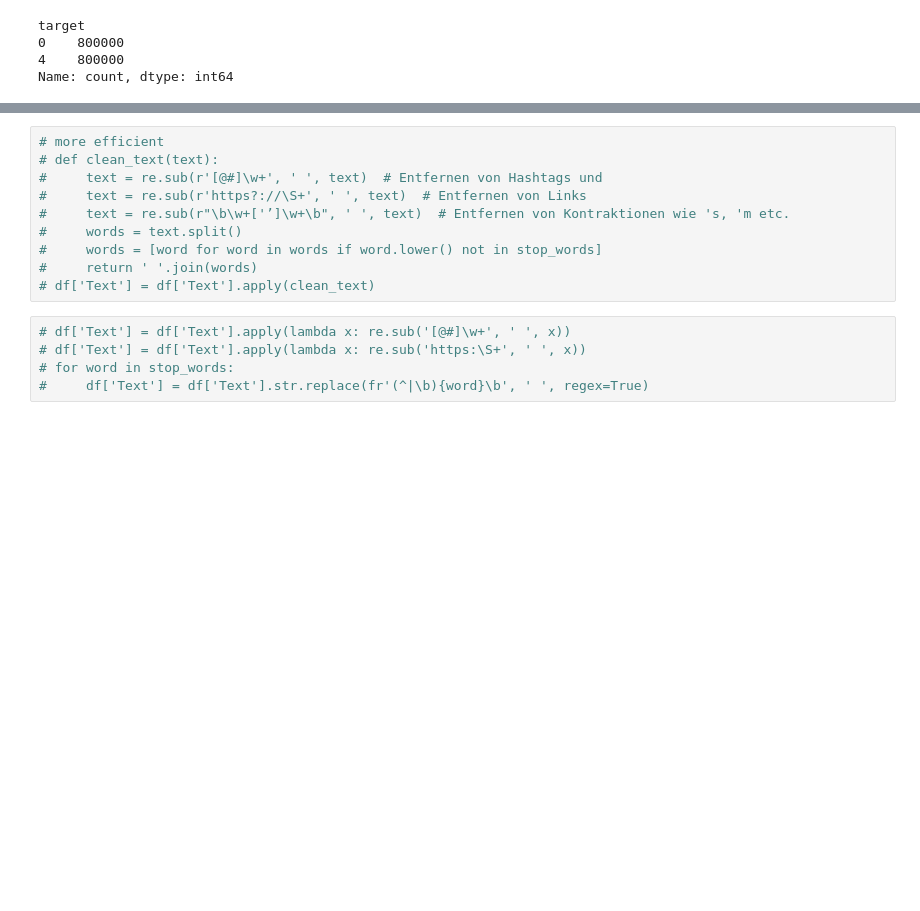
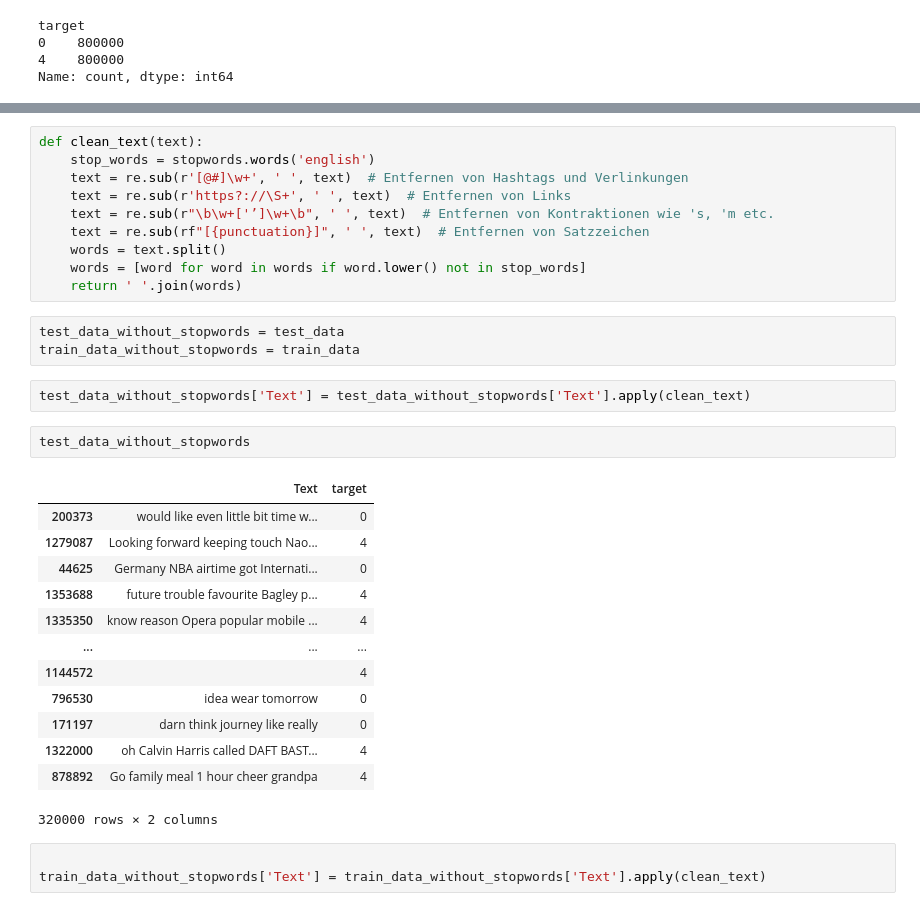
Before and after one commit to Lukas-wsc/Data-Exploration, a Jupyter notebook: Data-Preperation/Preprocessing_training.ipynb, the cells around one changed output, grey strips where cells are left out. Cells and saved outputs as stored; diff of their text form; blank space fills up the shorter version.

```diff
--- a/Data-Preperation/Preprocessing_training.ipynb
+++ b/Data-Preperation/Preprocessing_training.ipynb
@@ -103,15 +134,34 @@ df.to_csv('preprocessed_dataset.csv', index=False)
 # %%
-# more efficient
-# def clean_text(text):
-#     text = re.sub(r'[@#]\w+', ' ', text)  # Entfernen von Hashtags und
-#     text = re.sub(r'https?://\S+', ' ', text)  # Entfernen von Links
-#     text = re.sub(r"\b\w+['’]\w+\b", ' ', text)  # Entfernen von Kontraktionen wie 's, 'm etc.
-#     words = text.split()
-#     words = [word for word in words if word.lower() not in stop_words]
-#     return ' '.join(words)
-# df['Text'] = df['Text'].apply(clean_text)
+def clean_text(text):
+    stop_words = stopwords.words('english')
+    text = re.sub(r'[@#]\w+', ' ', text)  # Entfernen von Hashtags und Verlinkungen
+    text = re.sub(r'https?://\S+', ' ', text)  # Entfernen von Links
+    text = re.sub(r"\b\w+['’]\w+\b", ' ', text)  # Entfernen von Kontraktionen wie 's, 'm etc.
+    text = re.sub(rf"[{punctuation}]", ' ', text)  # Entfernen von Satzzeichen
+    words = text.split()
+    words = [word for word in words if word.lower() not in stop_words]
+    return ' '.join(words)
-# %%
-# df['Text'] = df['Text'].apply(lambda x: re.sub('[@#]\w+', ' ', x))
-# df['Text'] = df['Text'].apply(lambda x: re.sub('https:\S+', ' ', x))
-# for word in stop_words:
-#     df['Text'] = df['Text'].str.replace(fr'(^|\b){word}\b', ' ', regex=True)
+# %%
+test_data_without_stopwords = test_data
+train_data_without_stopwords = train_data
+# %%
+test_data_without_stopwords['Text'] = test_data_without_stopwords['Text'].apply(clean_text)
+# %%
+test_data_without_stopwords
+# %% [output]
+|  | Text | target |
+| 200373 | would like even little bit time w... | 0 |
+| 1279087 | Looking forward keeping touch Nao... | 4 |
+| 44625 | Germany NBA airtime got Internati... | 0 |
+| 1353688 | future trouble favourite Bagley p... | 4 |
+| 1335350 | know reason Opera popular mobile ... | 4 |
+| ... | ... | ... |
+| 1144572 |  | 4 |
+| 796530 | idea wear tomorrow | 0 |
+| 171197 | darn think journey like really | 0 |
+| 1322000 | oh Calvin Harris called DAFT BAST... | 4 |
+| 878892 | Go family meal 1 hour cheer grandpa | 4 |
+320000 rows × 2 columns
+# %%
+
+train_data_without_stopwords['Text'] = train_data_without_stopwords['Text'].apply(clean_text)
```
Also changed, not shown: parts of 24 cells of this notebook.
